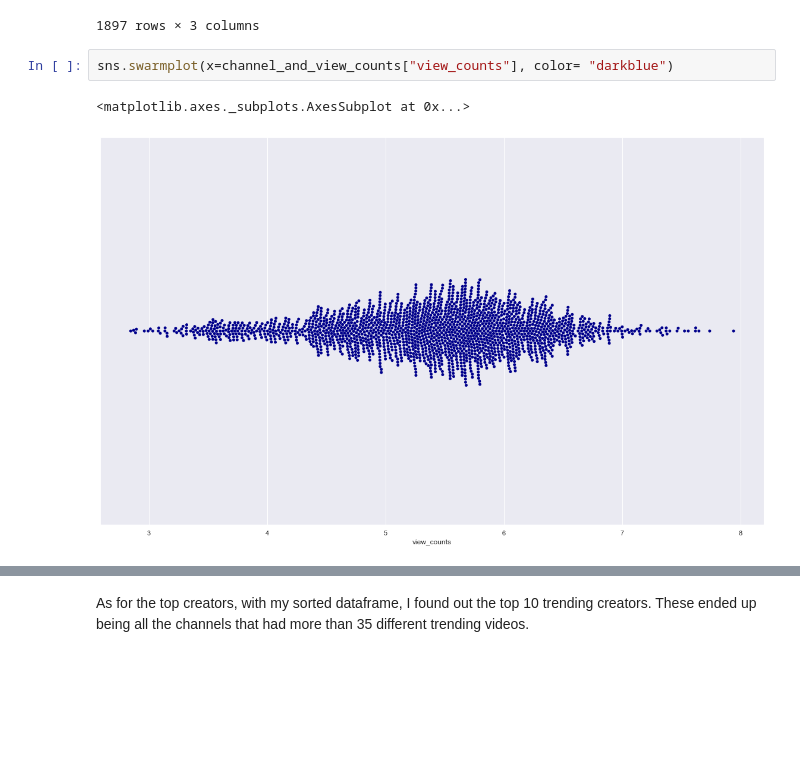
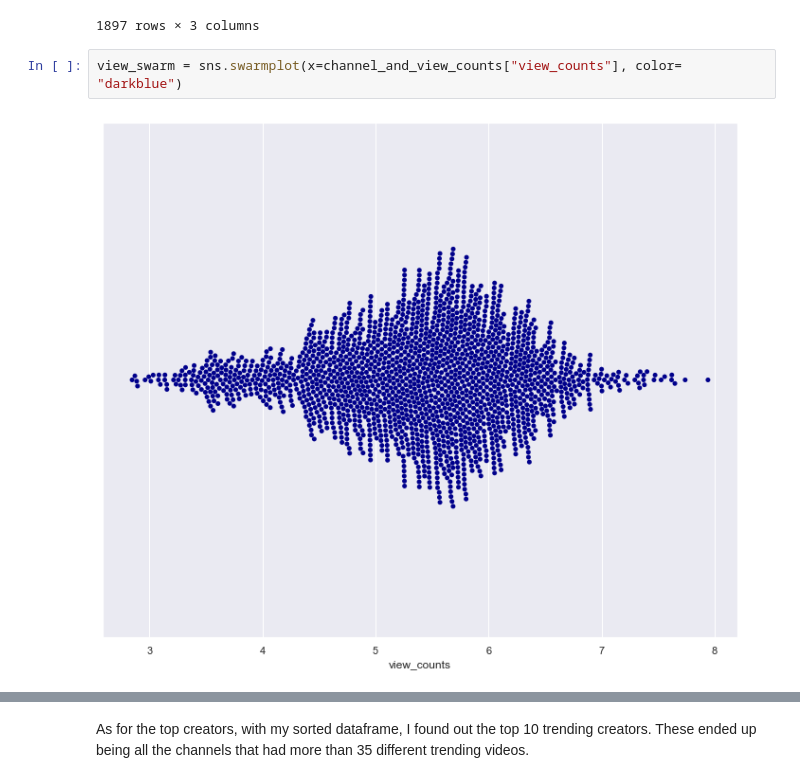
Before and after one commit to Carlene/youtube_trending, a Jupyter notebook: trending_creators.ipynb, the cells around one changed output, grey strips where cells are left out. Saved outputs shown, nothing was run; the diff lists cells and outputs as text; blank space fills up the shorter version.

```diff
--- a/trending_creators.ipynb
+++ b/trending_creators.ipynb
@@ -133,8 +131,7 @@ channel_and_view_counts
 | 1896 | 영국남자 Korean Englishman | 1 | 6.080046 |
 1897 rows × 3 columns
 # %%
-sns.swarmplot(x=channel_and_view_counts["view_counts"], color= "darkblue")
+view_swarm = sns.swarmplot(x=channel_and_view_counts["view_counts"], color= "darkblue")
 # %% [output]
-<matplotlib.axes._subplots.AxesSubplot at 0x...>
-[figure, old version]
+[figure, new version]
 # %%
```
Also changed, not shown: parts of 7 cells of this notebook.
